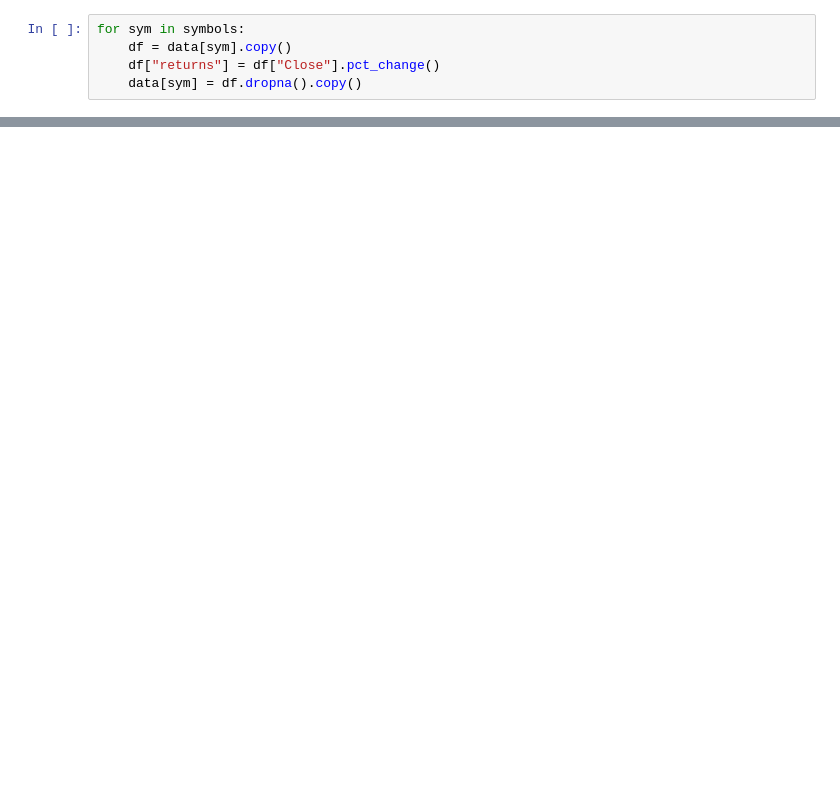
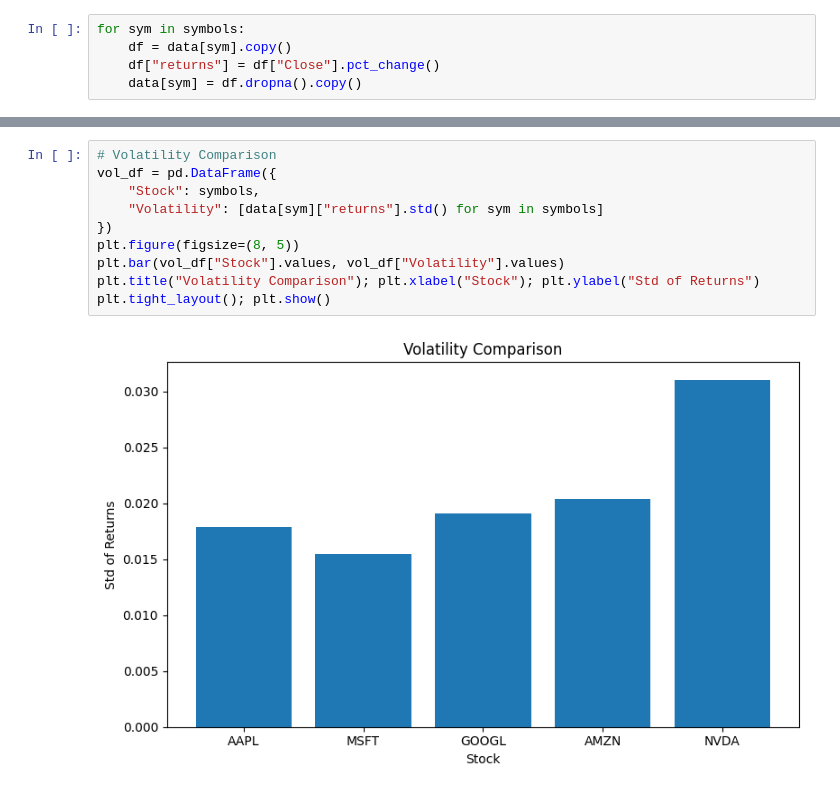
Before and after one commit to paldentamang040/stock-market-prediction-deep-learning, a Jupyter notebook: main.ipynb, the cells around one changed output, grey strips where cells are left out. Drawn from its saved outputs; the diff is of its cells as text; blank space fills up the shorter version.

```diff
--- a/main.ipynb
+++ b/main.ipynb
@@ -1524,0 +74,12 @@ print("✅ requirements.txt generated with:", ", ".join(final_reqs))
+# %%
+# Volatility Comparison
+vol_df = pd.DataFrame({
+    "Stock": symbols,
+    "Volatility": [data[sym]["returns"].std() for sym in symbols]
+})
+plt.figure(figsize=(8, 5))
+plt.bar(vol_df["Stock"].values, vol_df["Volatility"].values)
+plt.title("Volatility Comparison"); plt.xlabel("Stock"); plt.ylabel("Std of Returns")
+plt.tight_layout(); plt.show()
+# %% [output]
+[figure, added]
```
Also changed, not shown: parts of 74 cells of this notebook, 6 other files.
